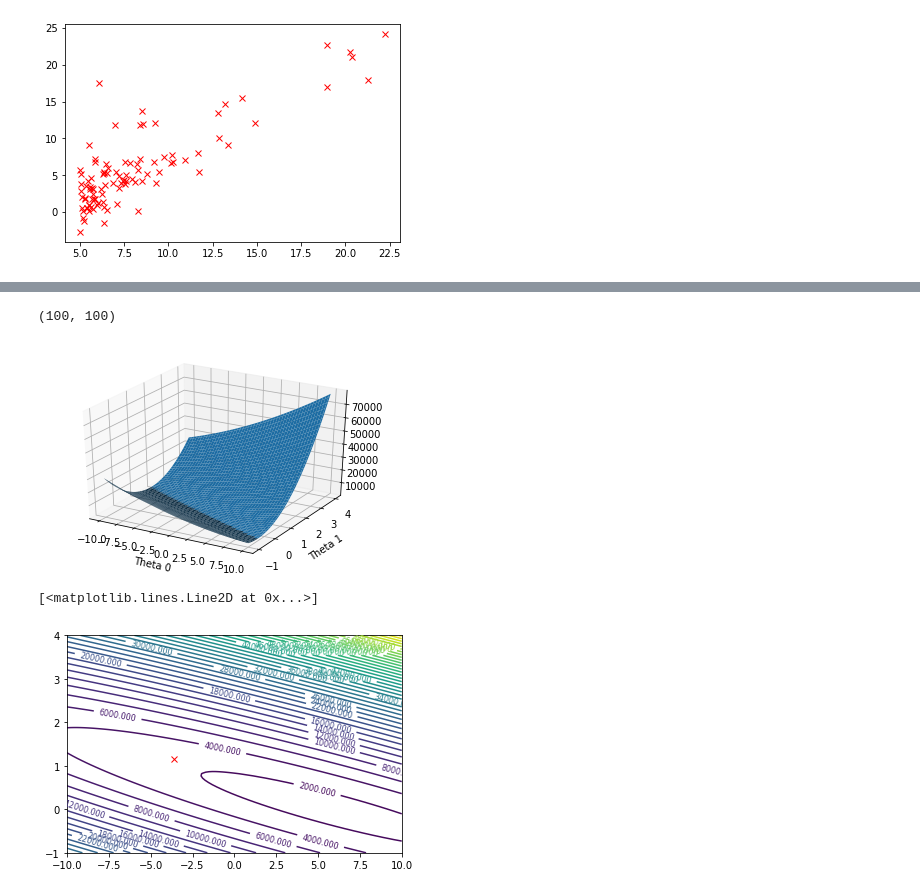
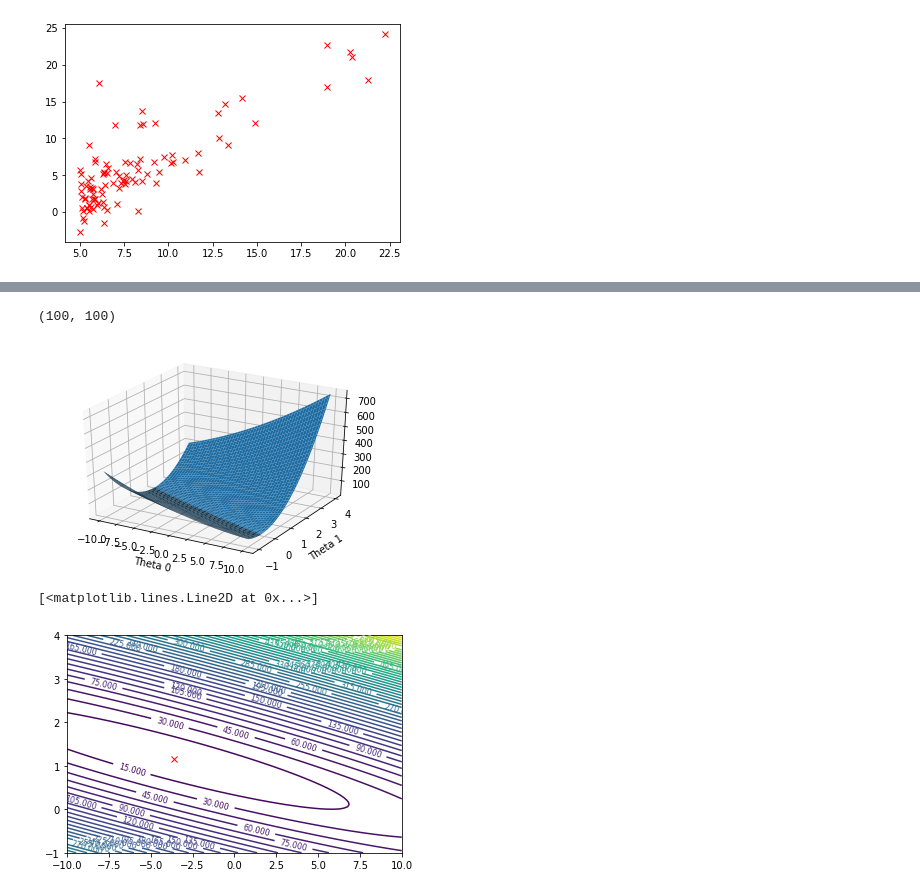
Before and after one commit to vduckute1812/MineSweeper, a Jupyter notebook: Numpy learning.ipynb, the cells around one changed output, grey strips where cells are left out. Cells and saved outputs as stored; diff of their text form; code cells hidden in the pictures.

```diff
--- a/Numpy learning.ipynb
+++ b/Numpy learning.ipynb
@@ -256,31 +256,31 @@ def gradientDescentMulti(X, y, theta, alpha, num_iters):
 # %%
 #============= Part 3: Visualizing J(theta_0, theta_1) =============
 theta0_vals = np.linspace(-10, 10, 100, endpoint=True)
 theta1_vals = np.linspace(-1, 4, 100, endpoint=True)
 
 J_vals = np.zeros((len(theta0_vals), len(theta1_vals)))
 
 print(J_vals.shape)
 data = np.loadtxt("ex1data1.txt", delimiter=',')
 x = data[:, 0, np.newaxis]
 X = np.concatenate([np.ones((m, 1)), x], axis=1)
 y = data[:, 1, np.newaxis]
 
 for i in range(len(theta0_vals)):
     for j in range(len(theta1_vals)):
-        t = np.array([theta0_vals[i], theta1_vals[j]])
+        t = np.array([[theta0_vals[i]], [theta1_vals[j]]])
         J_vals[i, j] = computeCostMulti(X, y, t)
 fig = plt.figure()
 ax = plt.axes(projection='3d')
 X, Y = np.meshgrid(theta0_vals, theta1_vals)
 Z = J_vals.transpose()
 ax.plot_surface(X, Y, Z)
 plt.xlabel('Theta 0')
 plt.ylabel('Theta 1')
 plt.show()
 # %% [output]
 (100, 100)
-[figure, old version]
+[figure, new version]
 # %%
 
 contours = plt.contour(X, Y, Z, origin='lower', levels=50)
@@ -288,4 +288,4 @@ plt.clabel(contours, inline=True, fontsize=8)
 plt.plot(theta[0], theta[1], 'rx', lw=2)
 # %% [output]
 [<matplotlib.lines.Line2D at 0x...>]
-[figure, old version]
+[figure, new version]
```
Also changed, not shown: parts of 4 cells of this notebook, 1 other file.
